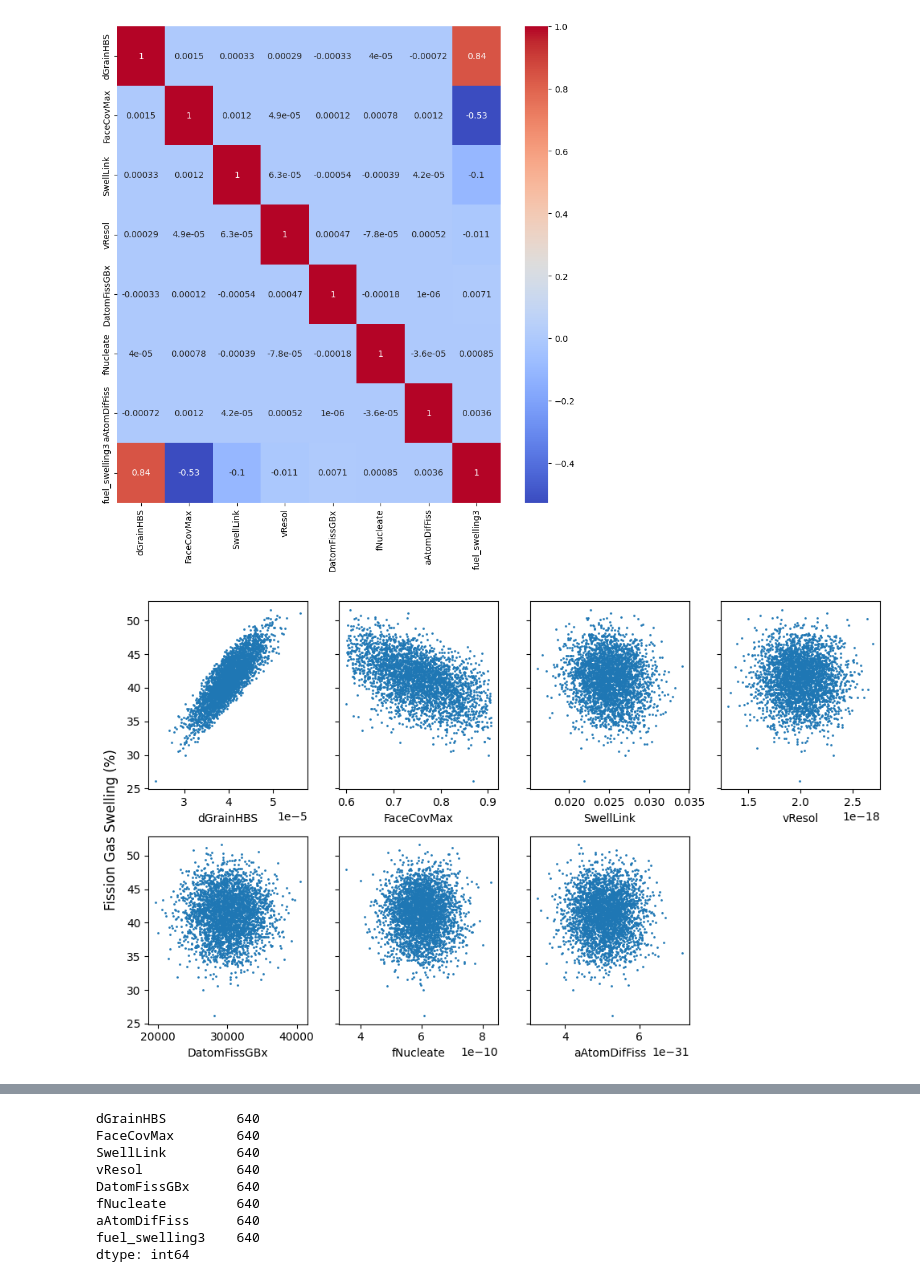
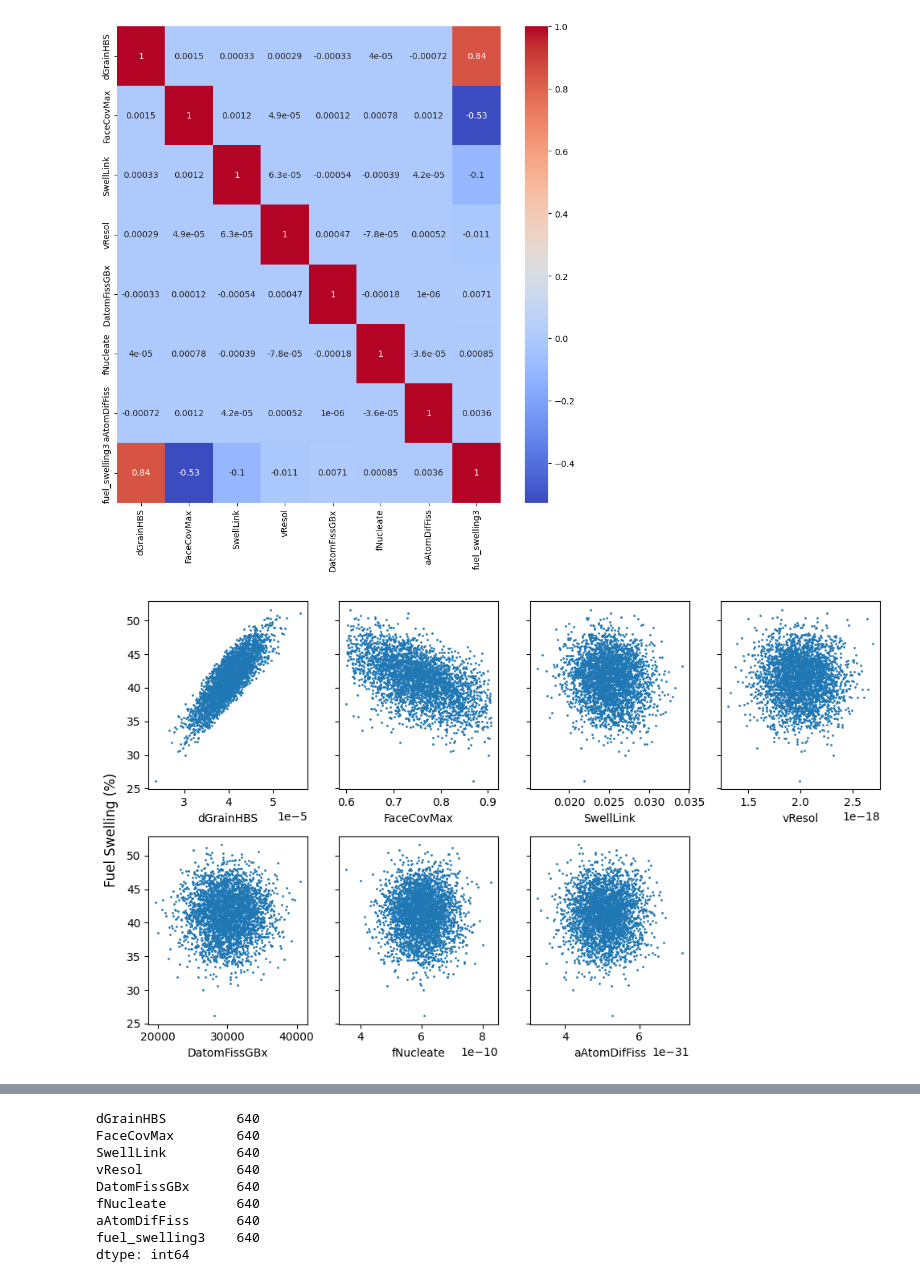
Before and after one commit to ahasan3-ncsu/wd-swelling, a Jupyter notebook: inv_uq/Fd_6.ipynb, the cells around one changed output, grey strips where cells are left out. Saved outputs shown, nothing was run; the diff lists cells and outputs as text; code cells hidden in the pictures.

```diff
--- a/inv_uq/Fd_6.ipynb
+++ b/inv_uq/Fd_6.ipynb
@@ -35,17 +35,17 @@ sns.heatmap(jar.corr(), annot=True, cmap='coolwarm')
 # %%
 fig, axes = plt.subplots(nrows=2, ncols=4, sharey=True, figsize=(10, 6))
 
 for i, ax in enumerate(axes.flatten()):
     ax.scatter(jar.iloc[:,i], jar.iloc[:,7], s=1)
     ax.set_xlabel(jar.columns[i])
     #ax.set_ylabel(jar.columns[-1])
 
 fig.delaxes(axes[1,3])
-fig.supylabel('Fission Gas Swelling (%)')
+fig.supylabel('Fuel Swelling (%)')
 plt.tight_layout()
 plt.show()
 # %% [output]
-[figure, old version]
+[figure, new version]
 # %%
 tjar = jar.sample(frac=0.2)
 # %%
```
Also changed, not shown: parts of 5 cells of this notebook, 11 other files.
